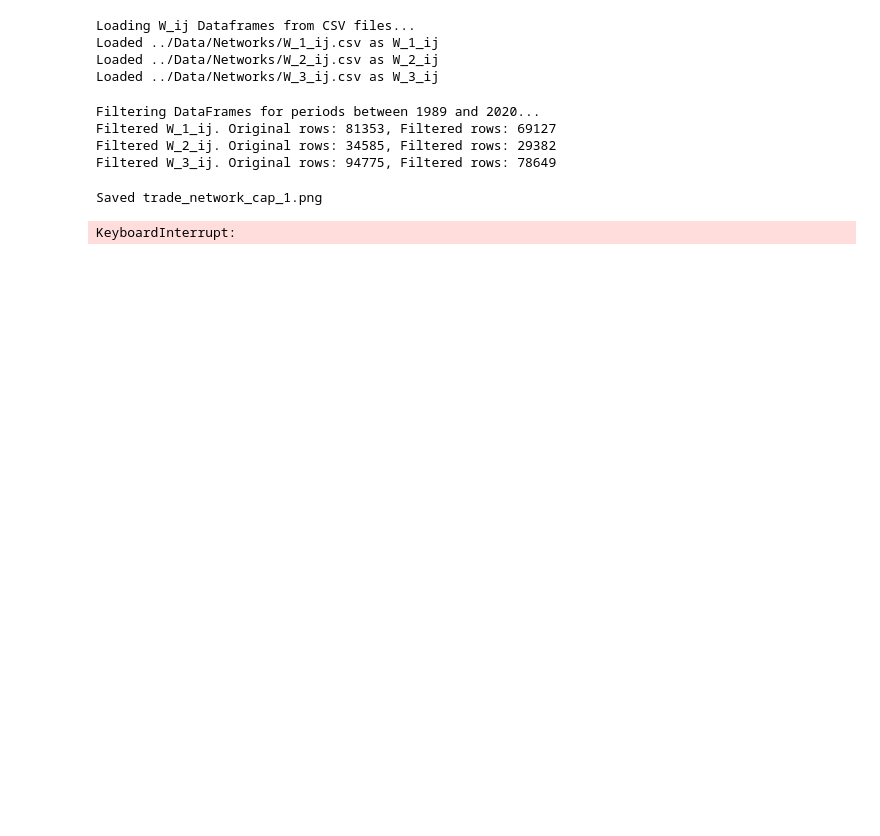
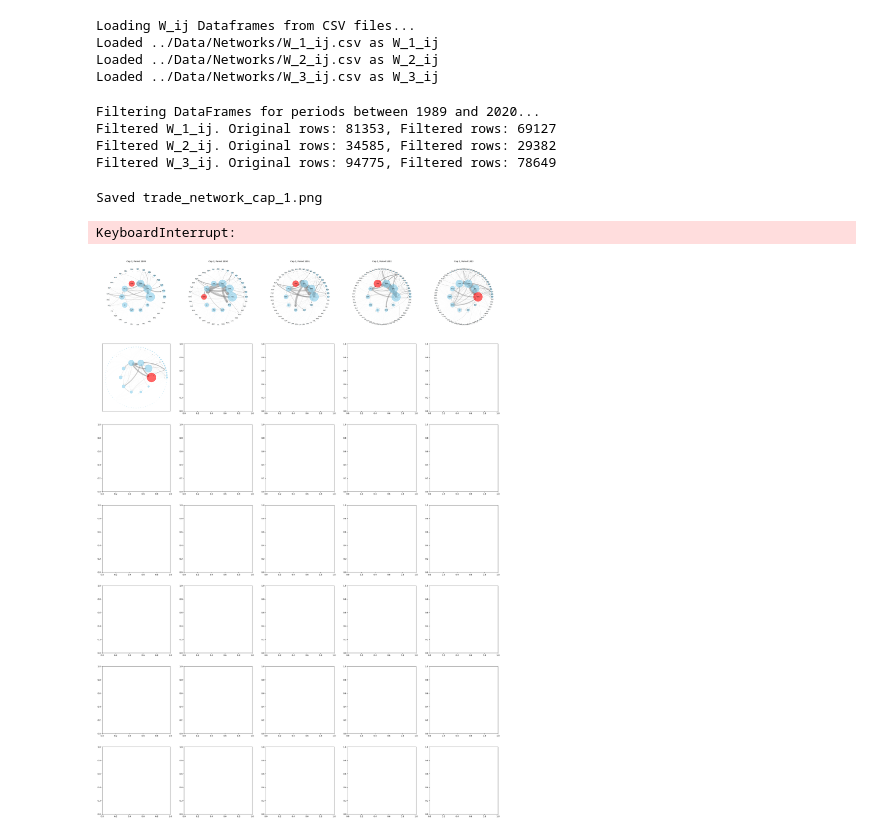
Before and after one commit to langnils/TradeNetworks, a Jupyter notebook: Visualization/Network_Canvas.ipynb, the cells around one changed output. Drawn from its saved outputs; the diff is of its cells as text; code cells hidden in the pictures; blank space fills up the shorter version.

```diff
--- a/Visualization/Network_Canvas.ipynb
+++ b/Visualization/Network_Canvas.ipynb
@@ -47,31 +47,32 @@ for df_name, df in W_ij_dataframes.items():
         print(f"No data for {df_name}. Skipping visualization.")
         continue
 
     # Determine grid size for subplots
     cols = 5  # Adjust this for more columns if needed, e.g., 3 or 4
     rows = (num_periods + cols - 1) // cols
 
     # Create a figure and a set of subplots
     # Adjust figsize based on the number of rows and columns to ensure readability
     fig, axes = plt.subplots(rows, cols, figsize=(cols * 7, rows * 7))
     axes = axes.flatten() # Flatten in case of single row/column or multiple rows/cols
 
     for i, period in enumerate(unique_periods):
         ax = axes[i]
         TN_t_c_period = df[df['period'] == period].copy()
 
         pagerank_t_c = calculate_pagerank(TN_t_c_period)
-        visualize_network_on_ax(TN_t_c_period, pagerank_t_c, top_n=10, period_val=period, cap=cap, ax=ax)
+        visualize_network(TN_t_c_period, pagerank_t_c, top_n=10, period_val=period, cap=cap, ax=ax)
 
     # Hide any unused subplots
     for j in range(i + 1, len(axes)):
         fig.delaxes(axes[j])
 
     plt.tight_layout()
     plt.suptitle(f'Trade Networks for Capability {cap} Across Periods', y=1.02, fontsize=16)
     plt.savefig(f'trade_network_cap_{cap}.png', bbox_inches='tight')
     plt.close(fig) # Close the figure to free memory
     print(f"Saved trade_network_cap_{cap}.png")
 # %% [output]
 Saved trade_network_cap_1.png
 KeyboardInterrupt:
+[figure, added]
```
Also changed, not shown: parts of 1 cell of this notebook, 2 other files.
